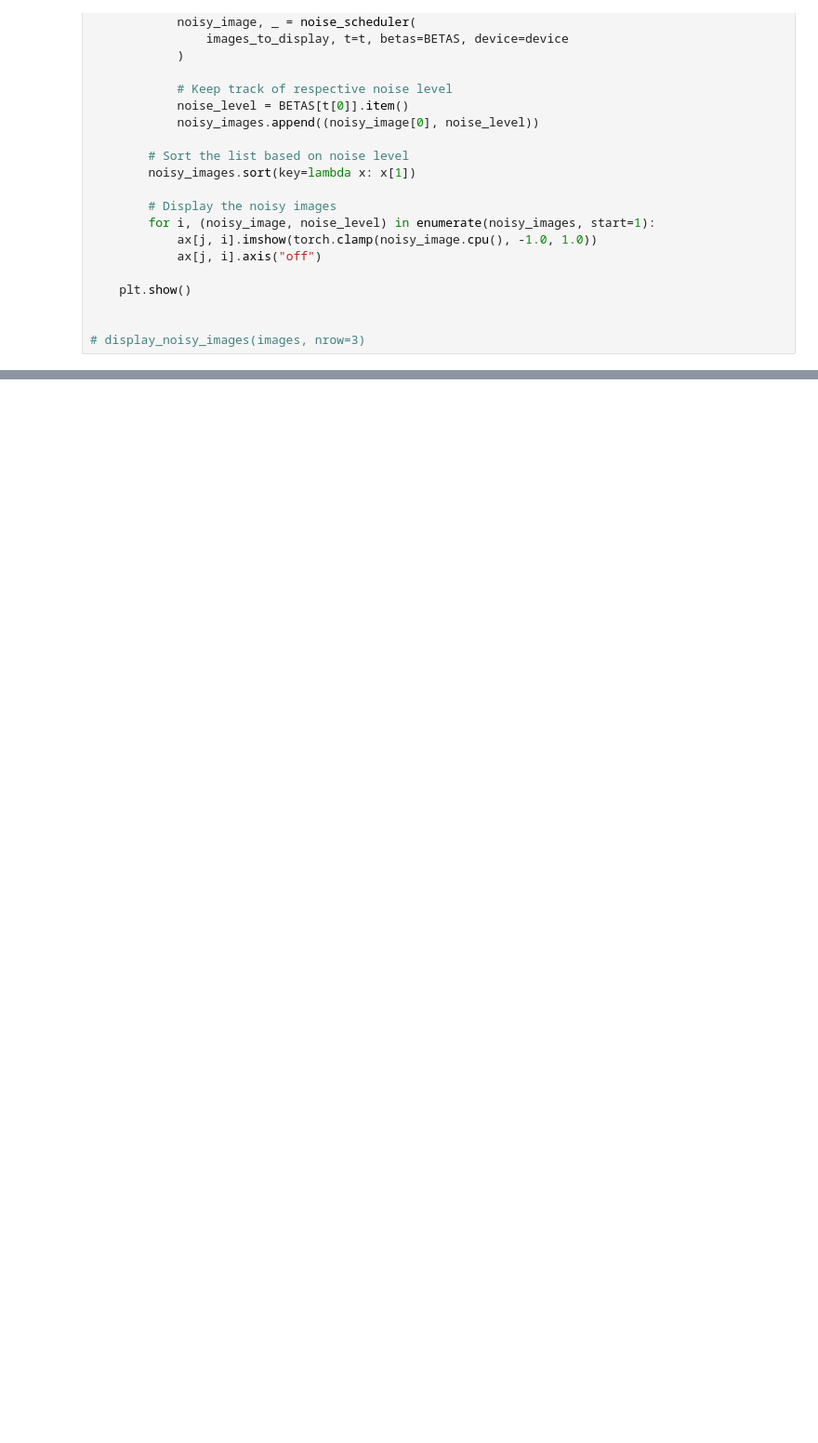
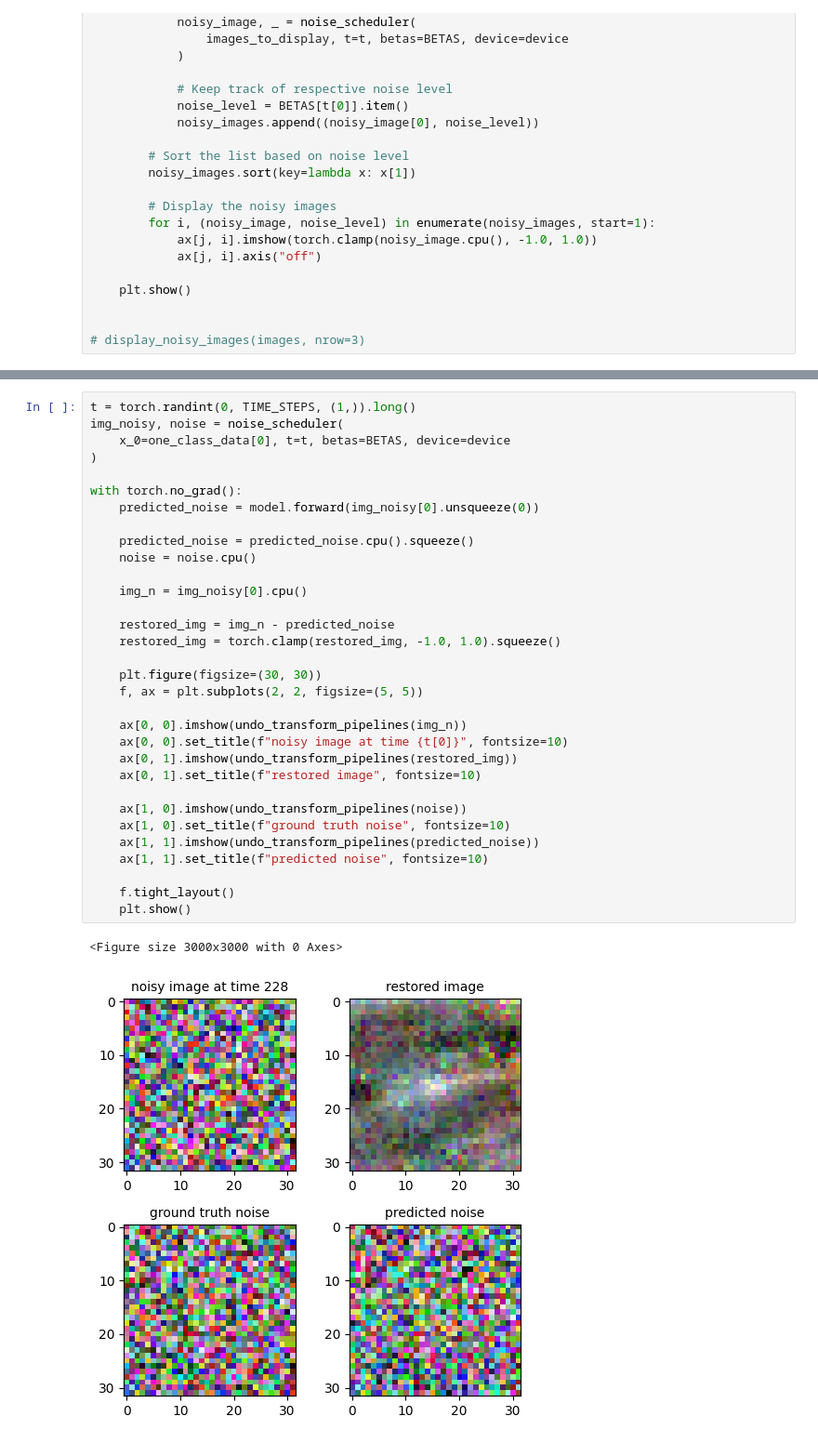
Before and after one commit to patrick-lindemann/ddpm, a Jupyter notebook: scheduler-test.ipynb, the cells around one changed output, grey strips where cells are left out. Shown at 93% size. Saved outputs shown, nothing was run; the diff lists cells and outputs as text; blank space fills up the shorter version.

```diff
--- a/scheduler-test.ipynb
+++ b/scheduler-test.ipynb
@@ -294,0 +373,35 @@ with torch.no_grad():
+# %%
+t = torch.randint(0, TIME_STEPS, (1,)).long()
+img_noisy, noise = noise_scheduler(
+    x_0=one_class_data[0], t=t, betas=BETAS, device=device
+)
+
+with torch.no_grad():
+    predicted_noise = model.forward(img_noisy[0].unsqueeze(0))
+
+    predicted_noise = predicted_noise.cpu().squeeze()
+    noise = noise.cpu()
+
+    img_n = img_noisy[0].cpu()
+
+    restored_img = img_n - predicted_noise
+    restored_img = torch.clamp(restored_img, -1.0, 1.0).squeeze()
+
+    plt.figure(figsize=(30, 30))
+    f, ax = plt.subplots(2, 2, figsize=(5, 5))
+
+    ax[0, 0].imshow(undo_transform_pipelines(img_n))
+    ax[0, 0].set_title(f"noisy image at time {t[0]}", fontsize=10)
+    ax[0, 1].imshow(undo_transform_pipelines(restored_img))
+    ax[0, 1].set_title(f"restored image", fontsize=10)
+
+    ax[1, 0].imshow(undo_transform_pipelines(noise))
+    ax[1, 0].set_title(f"ground truth noise", fontsize=10)
+    ax[1, 1].imshow(undo_transform_pipelines(predicted_noise))
+    ax[1, 1].set_title(f"predicted noise", fontsize=10)
+
+    f.tight_layout()
+    plt.show()
+# %% [output]
+<Figure size 3000x3000 with 0 Axes>
+[figure, added]
```
Also changed, not shown: parts of 7 cells of this notebook.
